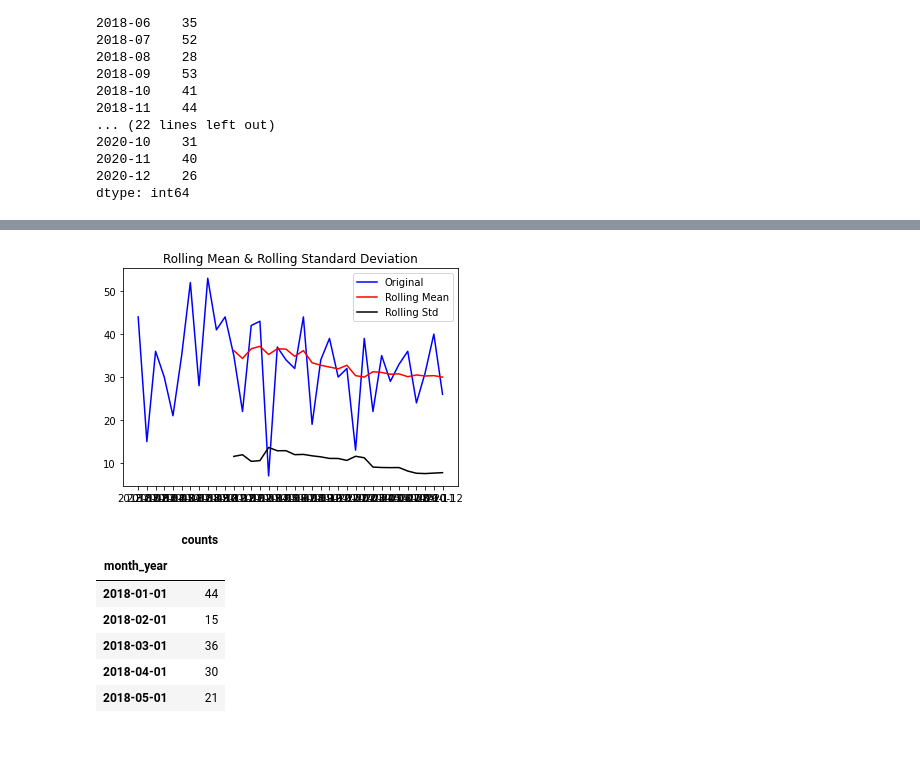
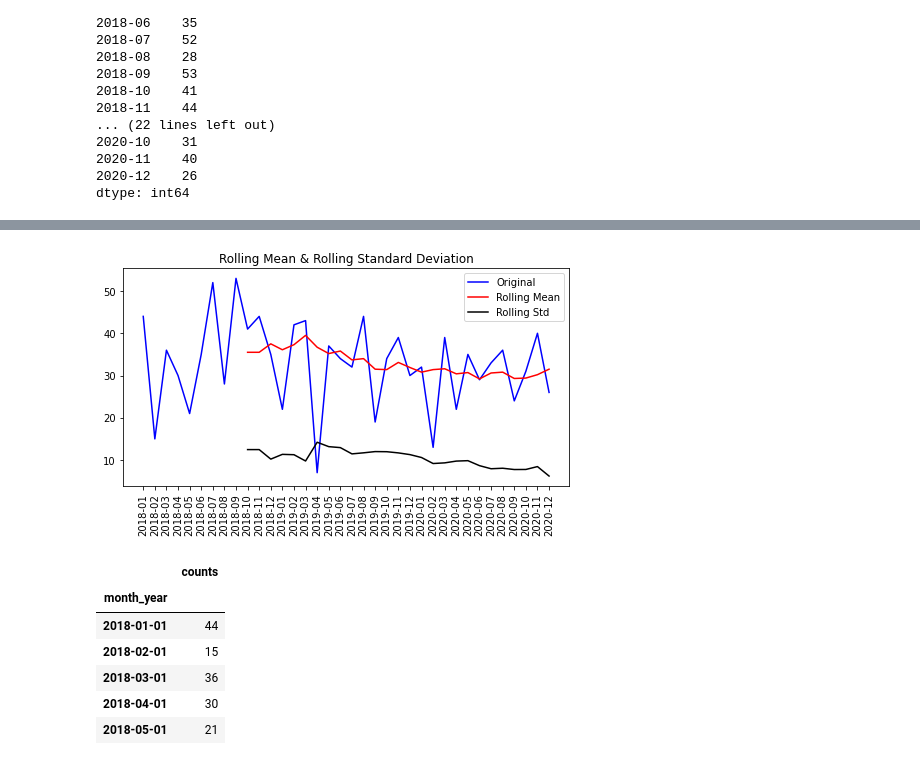
Before and after one commit to JSischo/Waupaca_repo, a Jupyter notebook: ARIMA_model.ipynb, the cells around one changed output, grey strips where cells are left out. Saved outputs shown, nothing was run; the diff lists cells and outputs as text; code cells hidden in the pictures.

```diff
--- a/ARIMA_model.ipynb
+++ b/ARIMA_model.ipynb
@@ -204,16 +170,19 @@ plt.plot(counts)
 # %%
 # Deterine if time series is stationary.
 
-rolling_mean = counts.rolling(window = 12).mean()
-rolling_std = counts.rolling(window = 12).std()
+rolling_mean = counts.rolling(window = 10).mean()
+rolling_std = counts.rolling(window = 10).std()
+plt.figure(figsize=(8, 4))
+plt.xticks(rotation=90)
+
 plt.plot(counts, color = 'blue', label = 'Original')
 plt.plot(rolling_mean, color = 'red', label = 'Rolling Mean')
 plt.plot(rolling_std, color = 'black', label = 'Rolling Std')
 plt.legend(loc = 'best')
 plt.title('Rolling Mean & Rolling Standard Deviation')
 plt.show()
 # %% [output]
-[figure, old version]
+[figure, new version]
 # %%
 counts_df = pd.DataFrame(counts)
 counts_df.columns = ['counts']
```
Also changed, not shown: parts of 16 cells of this notebook.
